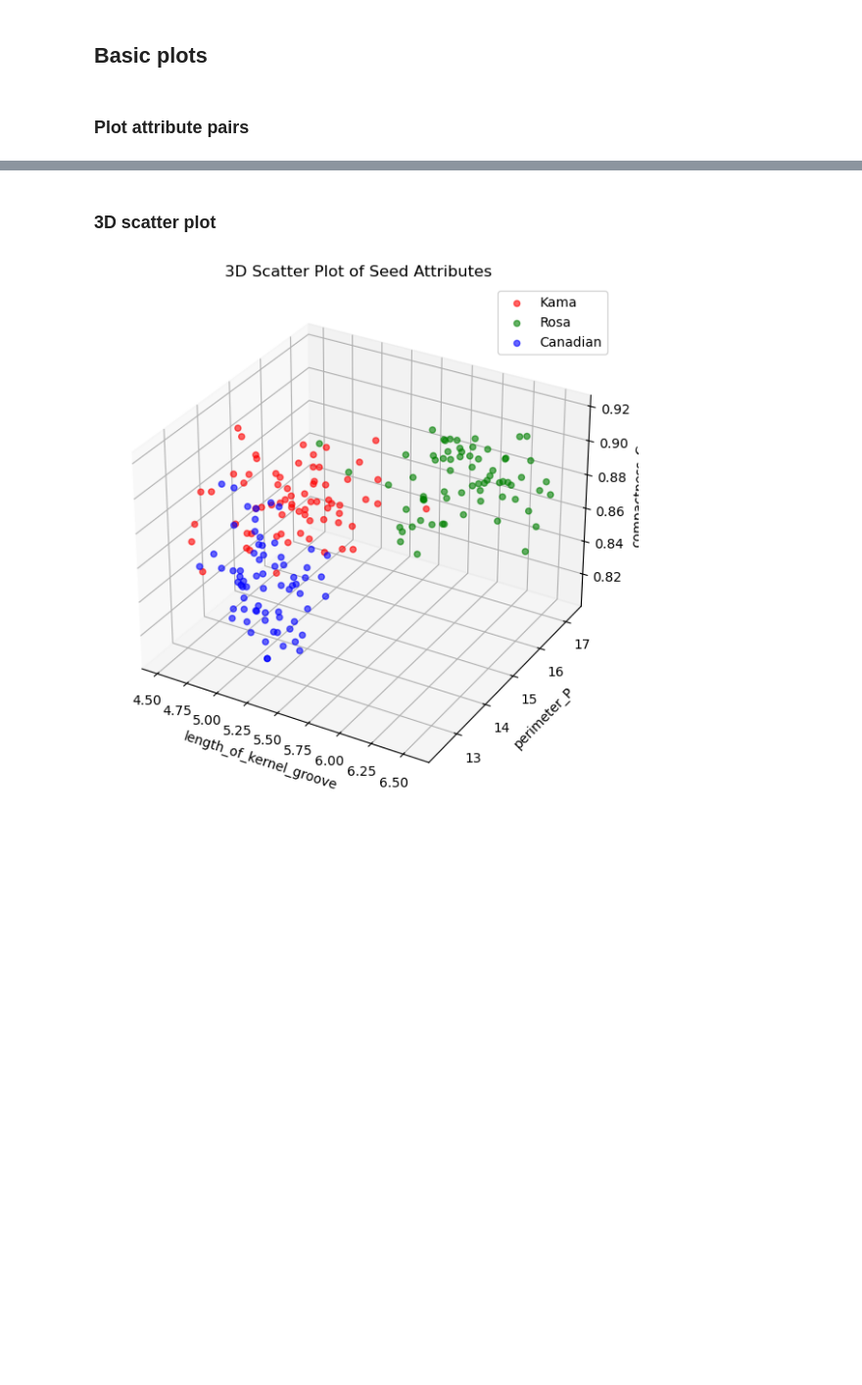
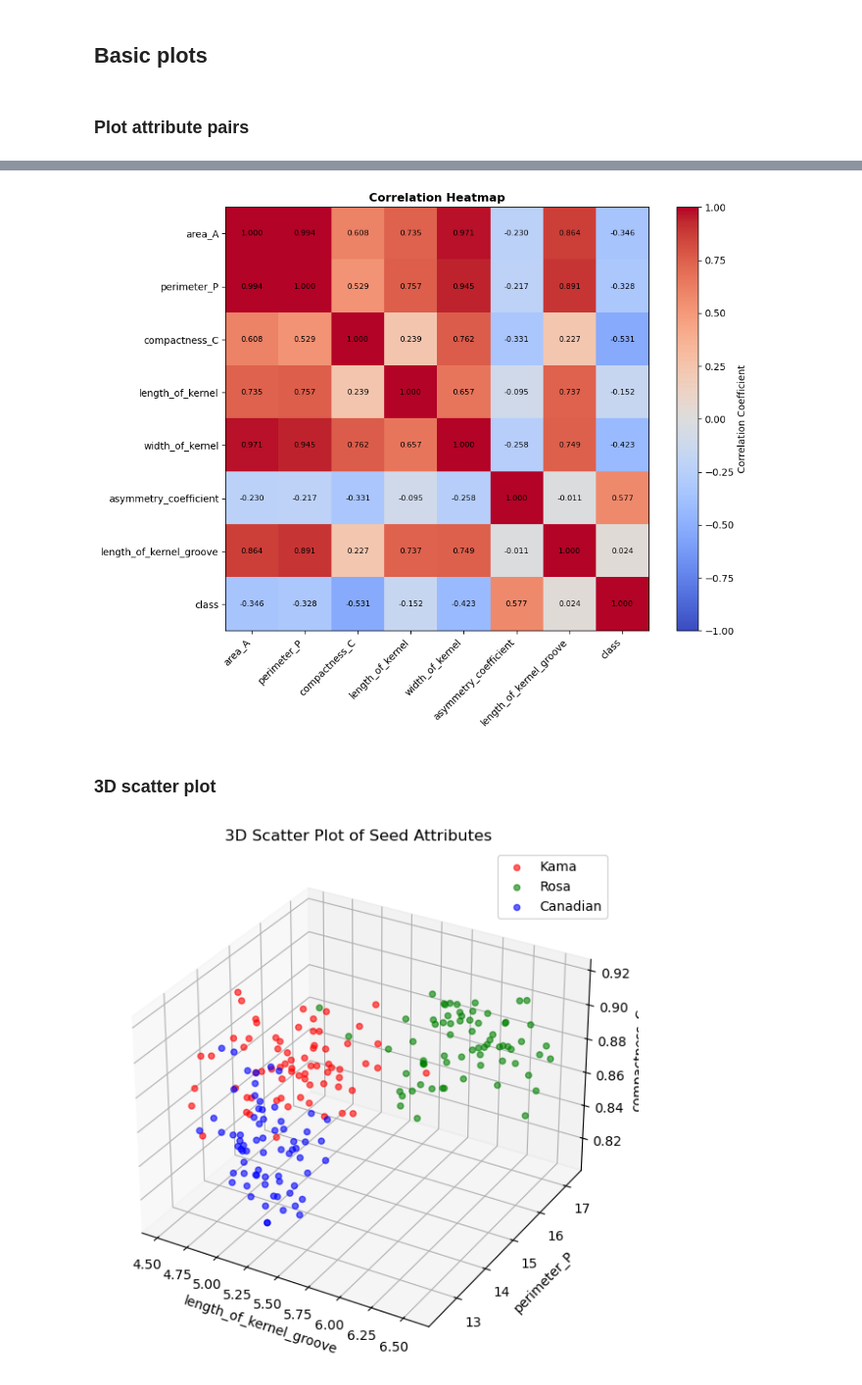
Before and after one commit to Connorudd02/Project_1, a Jupyter notebook: Project_1.ipynb, the cells around one changed output, grey strips where cells are left out. Shown at 98% size. Drawn from its saved outputs; the diff is of its cells as text; code cells hidden in the pictures; blank space fills up the shorter version.

```diff
--- a/Project_1.ipynb
+++ b/Project_1.ipynb
@@ -148,3 +152,33 @@ plt.show()
+# %%
+df = pd.DataFrame(X, columns=attributeNames)
+correlation_matrix = df.corr().values
+plt.figure(figsize=(10, 8))
+plt.title("Correlation Heatmap", fontsize=12, fontweight="bold")
+heatmap = plt.imshow(
+    correlation_matrix, cmap="coolwarm", interpolation="nearest", vmin=-1, vmax=1
+)
+plt.colorbar(heatmap, label="Correlation Coefficient")
+plt.xticks(
+    np.arange(len(attributeNames)), attributeNames, rotation=45, ha="right", fontsize=10
+)
+plt.yticks(np.arange(len(attributeNames)), attributeNames, fontsize=10)
+for i in range(len(attributeNames)):
+    for j in range(len(attributeNames)):
+        plt.text(
+            j,
+            i,
+            f"{correlation_matrix[i, j]:.3f}",
+            ha="center",
+            va="center",
+            color="black",
+            fontsize=8,
+        )
+
+plt.tight_layout()
+plt.savefig("images/correlation_heatmap.png", dpi=300, bbox_inches="tight")
+plt.show()
+# %% [output]
+[figure, added]
 # %% [markdown]
 ### 3D scatter plot
 # %%
```
Also changed, not shown: parts of 3 cells of this notebook, 3 other files.
